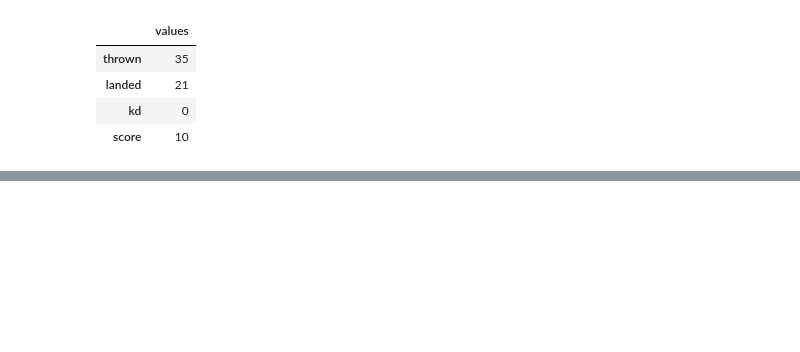
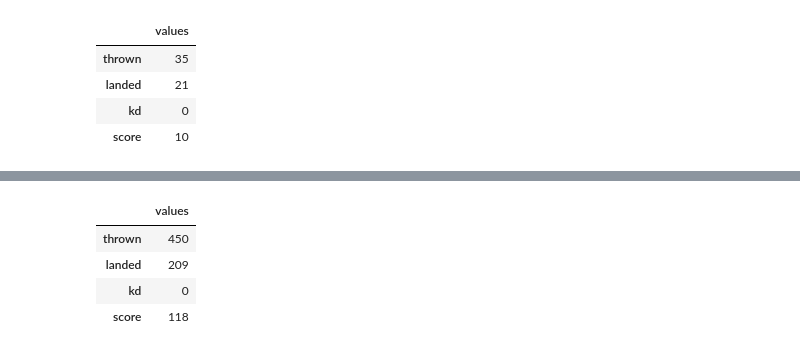
Before and after one commit to pmalo46/DATA604, a Jupyter notebook: Final_project604.ipynb, the cells around one changed output, grey strips where cells are left out. Saved outputs shown, nothing was run; the diff lists cells and outputs as text; code cells hidden in the pictures; blank space fills up the shorter version.

```diff
--- a/Final_project604.ipynb
+++ b/Final_project604.ipynb
@@ -281,0 +311,8 @@ pacquiao
+# %%
+mayweather
+# %% [output]
+|  | values |
+| thrown | 450 |
+| landed | 209 |
+| kd | 0 |
+| score | 118 |
```
Also changed, not shown: parts of 9 cells of this notebook.
